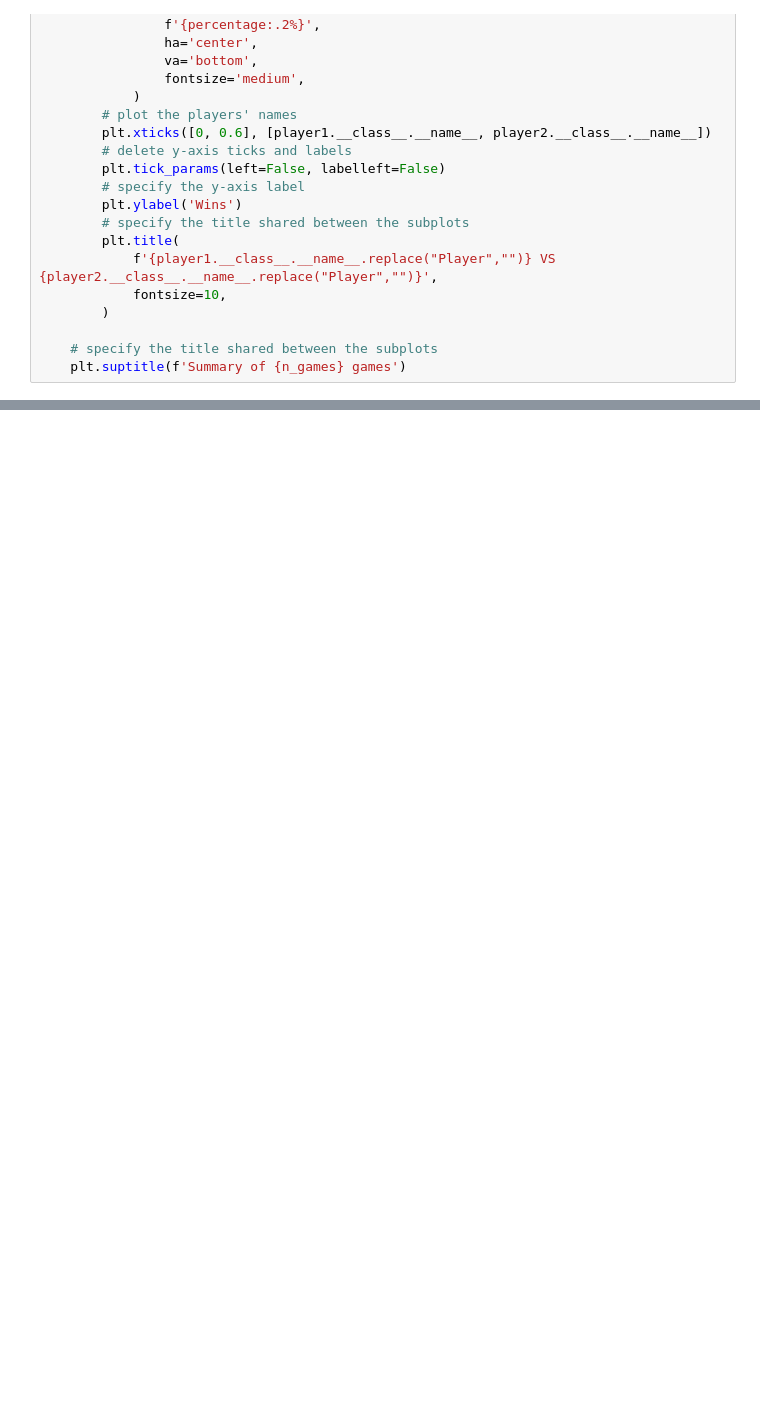
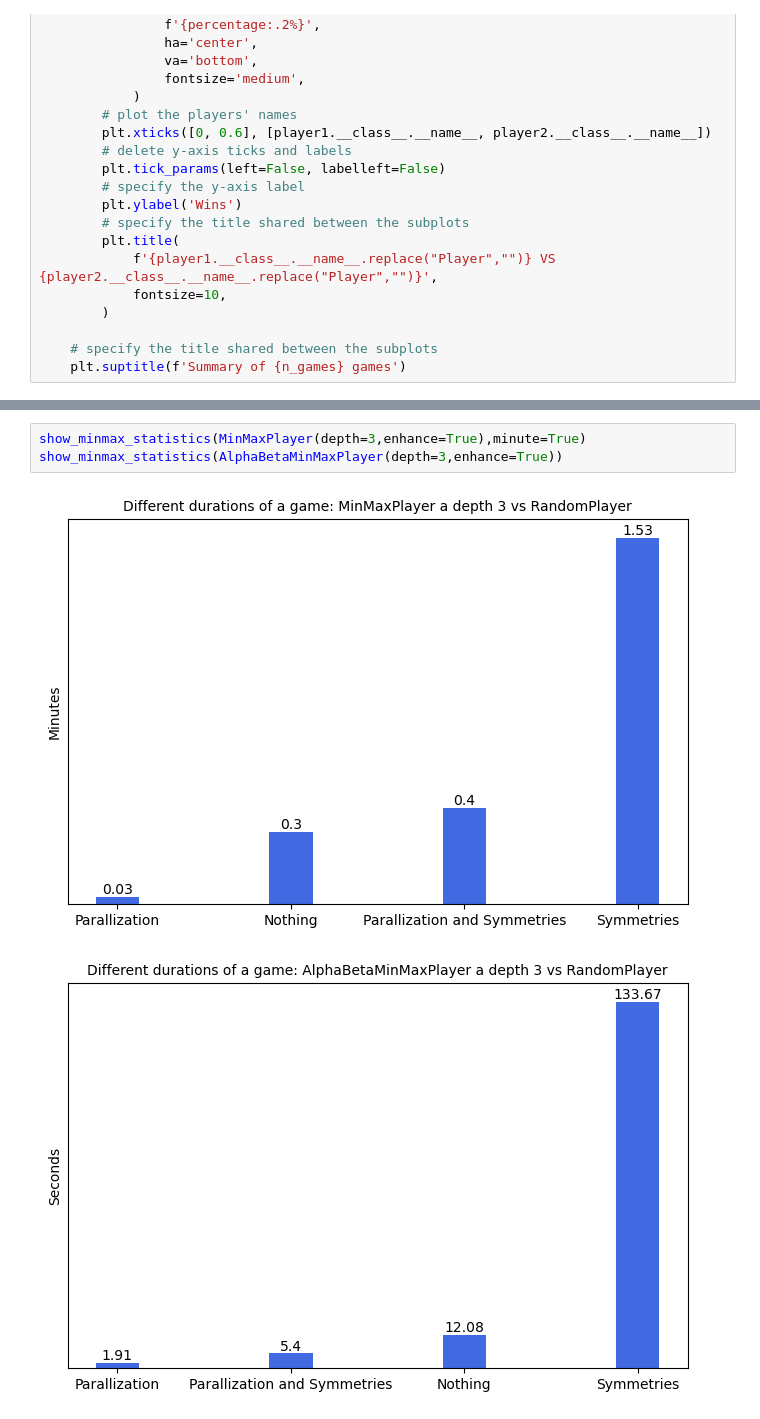
Before and after one commit to FarInHeight/Computational-Intelligence-Project, a Jupyter notebook: project_summary.ipynb, the cells around one changed output, grey strips where cells are left out. Cells and saved outputs as stored; diff of their text form; blank space fills up the shorter version.

```diff
--- a/project_summary.ipynb
+++ b/project_summary.ipynb
@@ -248,0 +296,6 @@ monte_carlo_rl_player.load('trained_agents/monte_carlo_rl')
+# %%
+show_minmax_statistics(MinMaxPlayer(depth=3,enhance=True),minute=True)
+show_minmax_statistics(AlphaBetaMinMaxPlayer(depth=3,enhance=True))
+# %% [output]
+[figure, added]
+[figure, added]
```
Also changed, not shown: parts of 13 cells of this notebook, 2 other files.
